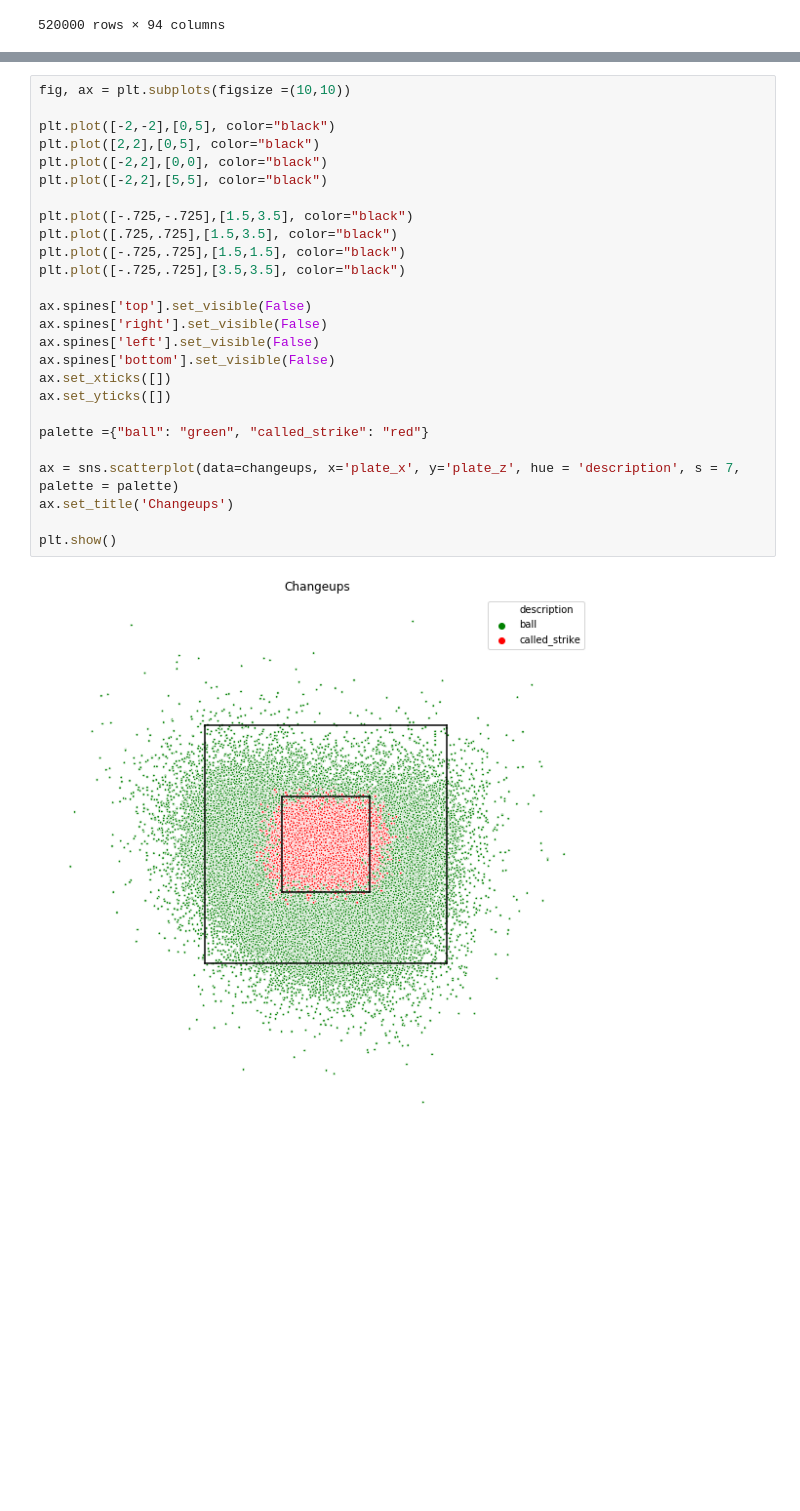
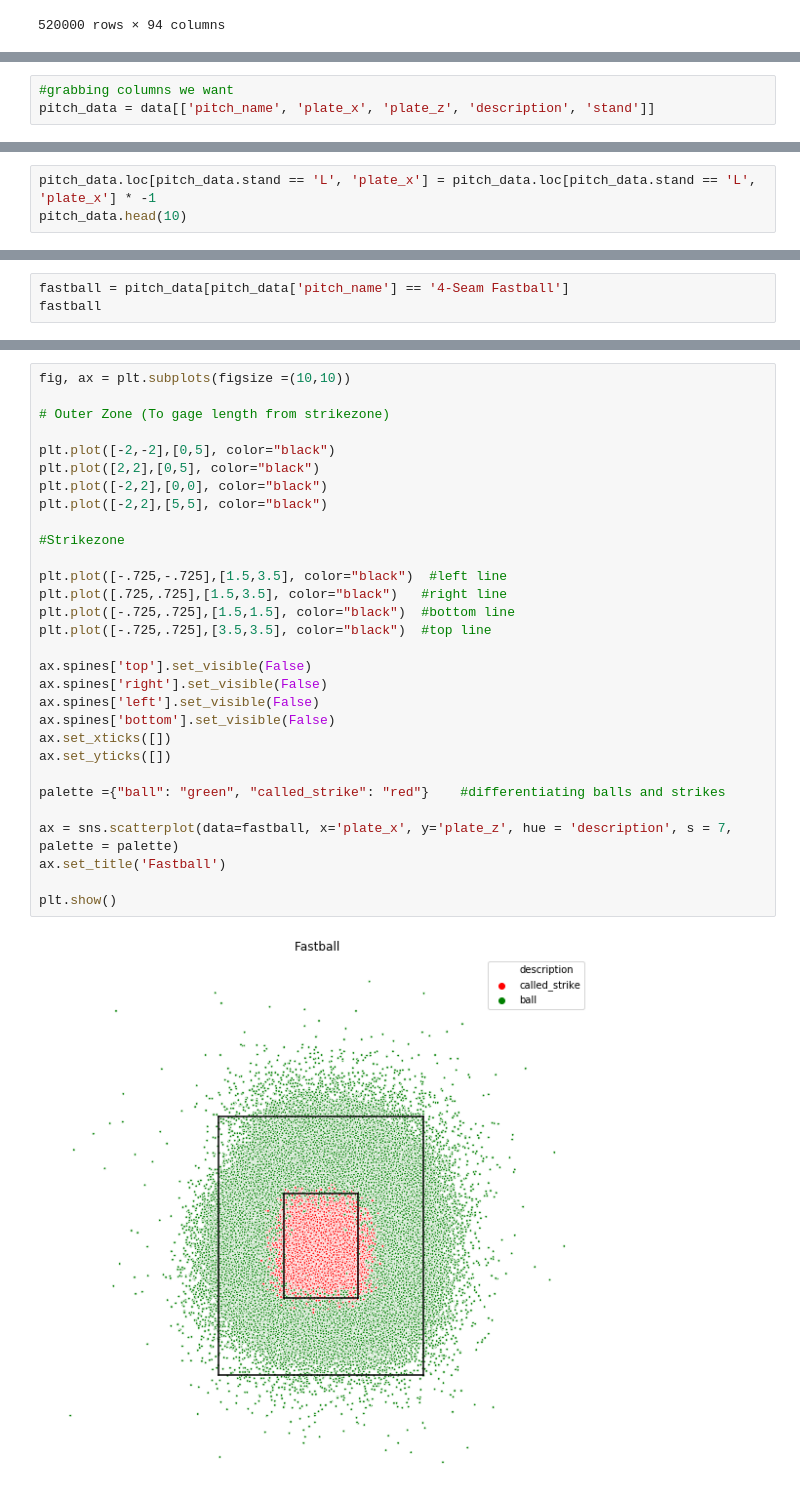
Before and after one commit to tmckeon531/umpire_bias, a Jupyter notebook: baseball3.ipynb, the cells around one changed output, grey strips where cells are left out. Cells and saved outputs as stored; diff of their text form; blank space fills up the shorter version.

```diff
--- a/baseball3.ipynb
+++ b/baseball3.ipynb
@@ -43 +46,4 @@ pitch_data = data[['pitch_type', 'plate_x', 'plate_z', 'description']]
+# %%
+#grabbing columns we want
+pitch_data = data[['pitch_name', 'plate_x', 'plate_z', 'description', 'stand']]
 # %%
@@ -64,0 +69,3 @@ changeups = pitch_data[pitch_data['pitch_type'] == 'CH']
+# %%
+pitch_data.loc[pitch_data.stand == 'L', 'plate_x'] = pitch_data.loc[pitch_data.stand == 'L', 'plate_x'] * -1
+pitch_data.head(10)
@@ -64,0 +124,3 @@ changeups = pitch_data[pitch_data['pitch_type'] == 'CH']
+# %%
+fastball = pitch_data[pitch_data['pitch_name'] == '4-Seam Fastball']
+fastball
@@ -81,28 +175,32 @@ changeups
 # %%
 fig, ax = plt.subplots(figsize =(10,10))
+
+# Outer Zone (To gage length from strikezone)
 
 plt.plot([-2,-2],[0,5], color="black")
 plt.plot([2,2],[0,5], color="black")
 plt.plot([-2,2],[0,0], color="black")
 plt.plot([-2,2],[5,5], color="black")
 
-plt.plot([-.725,-.725],[1.5,3.5], color="black")
-plt.plot([.725,.725],[1.5,3.5], color="black")
-plt.plot([-.725,.725],[1.5,1.5], color="black")
-plt.plot([-.725,.725],[3.5,3.5], color="black")
+#Strikezone
+
+plt.plot([-.725,-.725],[1.5,3.5], color="black")  #left line
+plt.plot([.725,.725],[1.5,3.5], color="black")   #right line
+plt.plot([-.725,.725],[1.5,1.5], color="black")  #bottom line
+plt.plot([-.725,.725],[3.5,3.5], color="black")  #top line
 
 ax.spines['top'].set_visible(False)
 ax.spines['right'].set_visible(False)
 ax.spines['left'].set_visible(False)
 ax.spines['bottom'].set_visible(False)
 ax.set_xticks([])
 ax.set_yticks([])
 
-palette ={"ball": "green", "called_strike": "red"}
+palette ={"ball": "green", "called_strike": "red"}    #differentiating balls and strikes
 
-ax = sns.scatterplot(data=changeups, x='plate_x', y='plate_z', hue = 'description', s = 7, palette = palette)
-ax.set_title('Changeups')
+ax = sns.scatterplot(data=fastball, x='plate_x', y='plate_z', hue = 'description', s = 7, palette = palette)
+ax.set_title('Fastball')
 
 plt.show()
 # %% [output]
-[figure, old version]
+[figure, new version]
```
Also changed, not shown: parts of 35 cells of this notebook.
